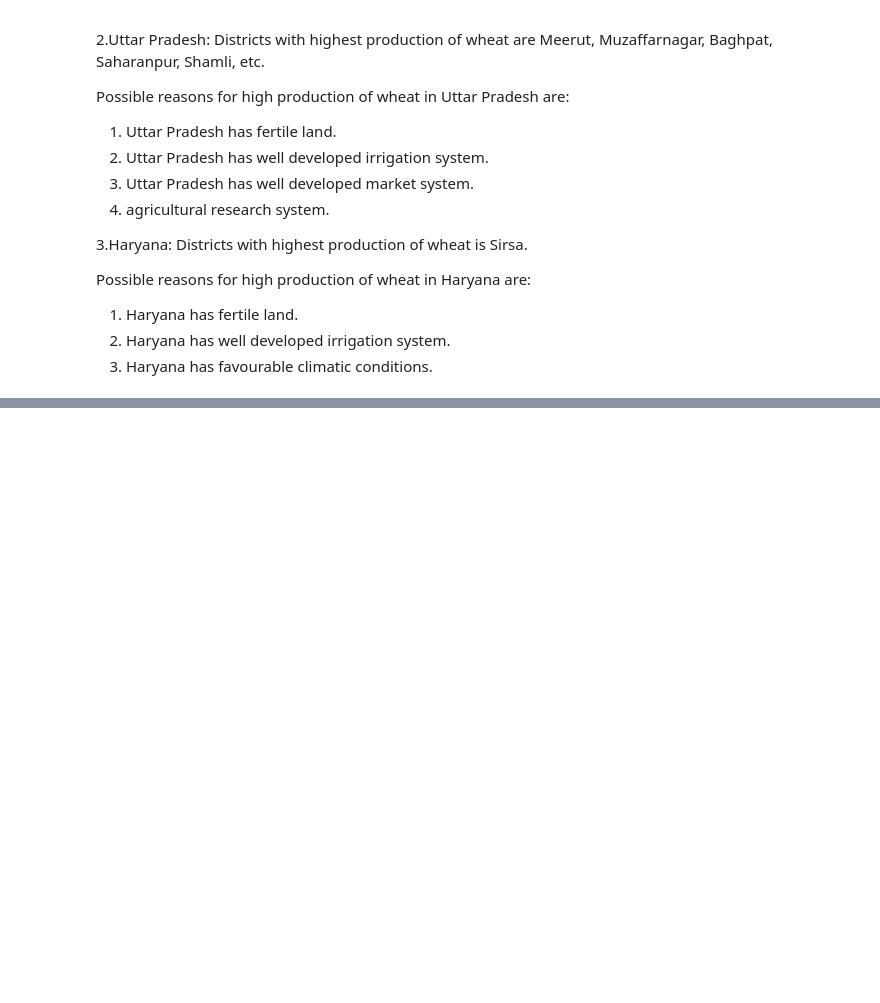
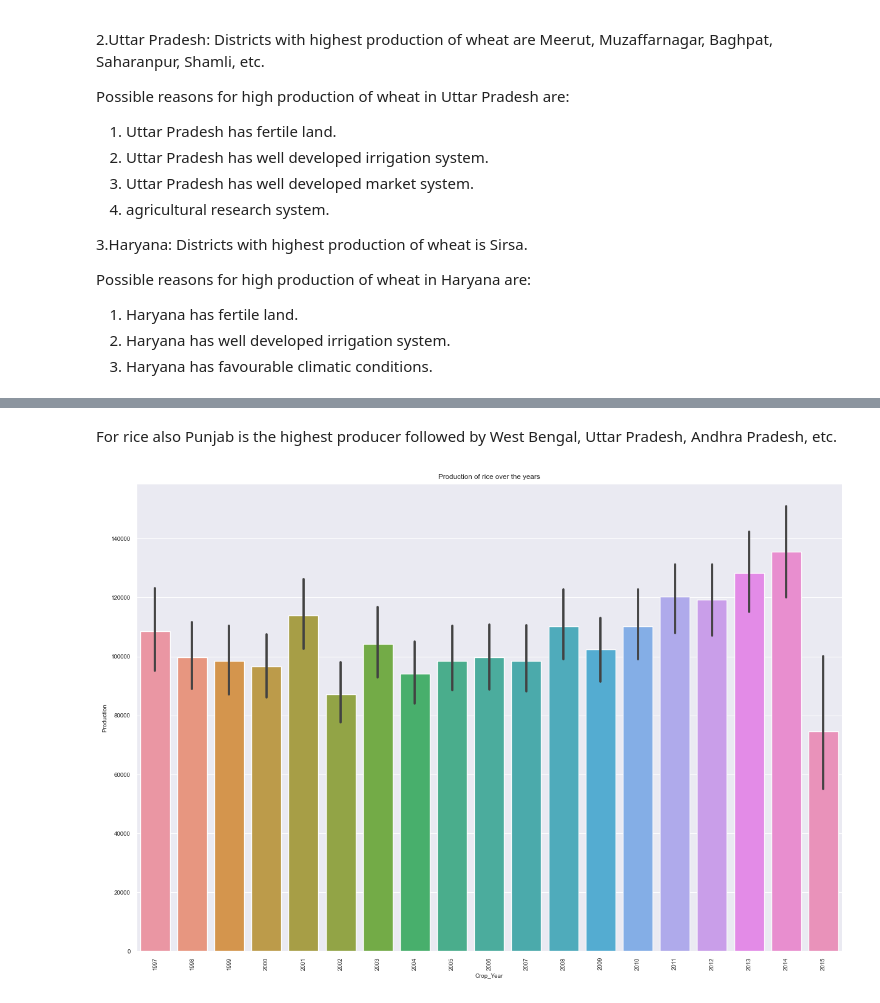
Before and after one commit to prabhjyot009/Crop-recommendation-system, a Jupyter notebook: crop.ipynb, the cells around one changed output, grey strips where cells are left out. Drawn from its saved outputs; the diff is of its cells as text; code cells hidden in the pictures; blank space fills up the shorter version.

```diff
--- a/crop.ipynb
+++ b/crop.ipynb
@@ -247,0 +279,10 @@ Possible reasons for high production of wheat in Haryana are:
+# %% [markdown]
+For rice also Punjab is the highest producer followed by West Bengal, Uttar Pradesh, Andhra Pradesh, etc.
+# %%
+plt.figure(figsize=(15,10))
+sns.barplot(x=rice_data["Crop_Year"], y=rice_data["Production"])
+plt.xticks(rotation=90)
+plt.title("Production of rice over the years")
+plt.show()
+# %% [output]
+[figure, added]
```
Also changed, not shown: parts of 25 cells of this notebook.
